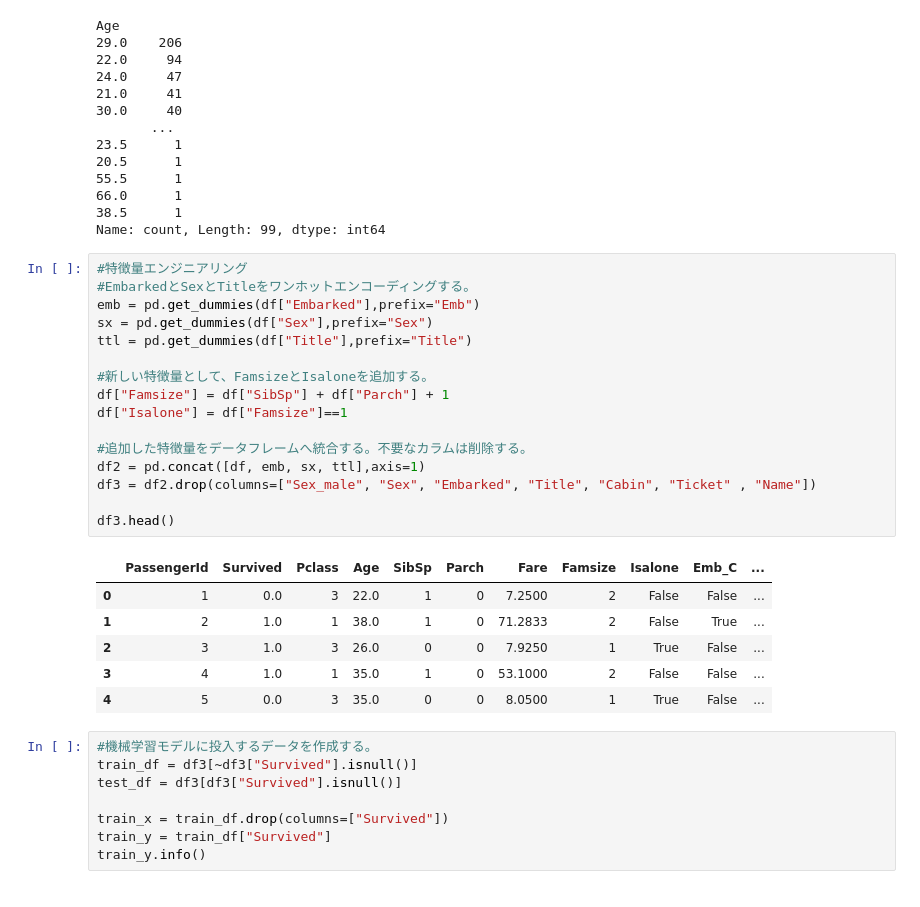
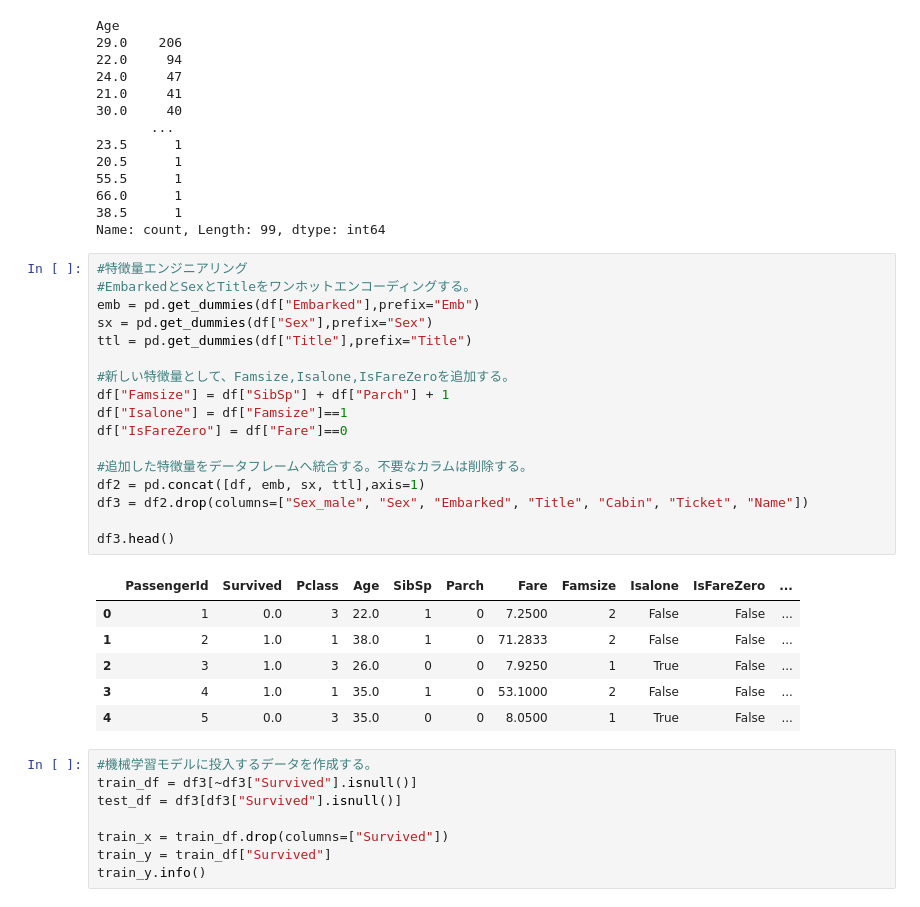
Before and after one commit to NKatchy/kaggle, a Jupyter notebook: 251017-practice.ipynb, the cells around one changed output. Drawn from its saved outputs; the diff is of its cells as text.

Commit message:
Kaggle Notebook | 251017_practice | add:Report and IsFareZero

```diff
--- a/251017-practice.ipynb
+++ b/251017-practice.ipynb
@@ -119,23 +123,24 @@ Name: count, Length: 99, dtype: int64
 # %%
 #特徴量エンジニアリング
 #EmbarkedとSexとTitleをワンホットエンコーディングする。
 emb = pd.get_dummies(df["Embarked"],prefix="Emb")
 sx = pd.get_dummies(df["Sex"],prefix="Sex")
 ttl = pd.get_dummies(df["Title"],prefix="Title")
 
-#新しい特徴量として、FamsizeとIsaloneを追加する。
+#新しい特徴量として、Famsize,Isalone,IsFareZeroを追加する。
 df["Famsize"] = df["SibSp"] + df["Parch"] + 1
 df["Isalone"] = df["Famsize"]==1
+df["IsFareZero"] = df["Fare"]==0
 
 #追加した特徴量をデータフレームへ統合する。不要なカラムは削除する。
 df2 = pd.concat([df, emb, sx, ttl],axis=1)
-df3 = df2.drop(columns=["Sex_male", "Sex", "Embarked", "Title", "Cabin", "Ticket" , "Name"])
+df3 = df2.drop(columns=["Sex_male", "Sex", "Embarked", "Title", "Cabin", "Ticket", "Name"])
 
 df3.head()
 # %% [output]
-|  | PassengerId | Survived | Pclass | Age | SibSp | Parch | Fare | Famsize | Isalone | Emb_C | ... |
+|  | PassengerId | Survived | Pclass | Age | SibSp | Parch | Fare | Famsize | Isalone | IsFareZero | ... |
 | 0 | 1 | 0.0 | 3 | 22.0 | 1 | 0 | 7.2500 | 2 | False | False | ... |
-| 1 | 2 | 1.0 | 1 | 38.0 | 1 | 0 | 71.2833 | 2 | False | True | ... |
+| 1 | 2 | 1.0 | 1 | 38.0 | 1 | 0 | 71.2833 | 2 | False | False | ... |
 | 2 | 3 | 1.0 | 3 | 26.0 | 0 | 0 | 7.9250 | 1 | True | False | ... |
 | 3 | 4 | 1.0 | 1 | 35.0 | 1 | 0 | 53.1000 | 2 | False | False | ... |
 | 4 | 5 | 0.0 | 3 | 35.0 | 0 | 0 | 8.0500 | 1 | True | False | ... |
```
Also changed, not shown: parts of 9 cells of this notebook.
